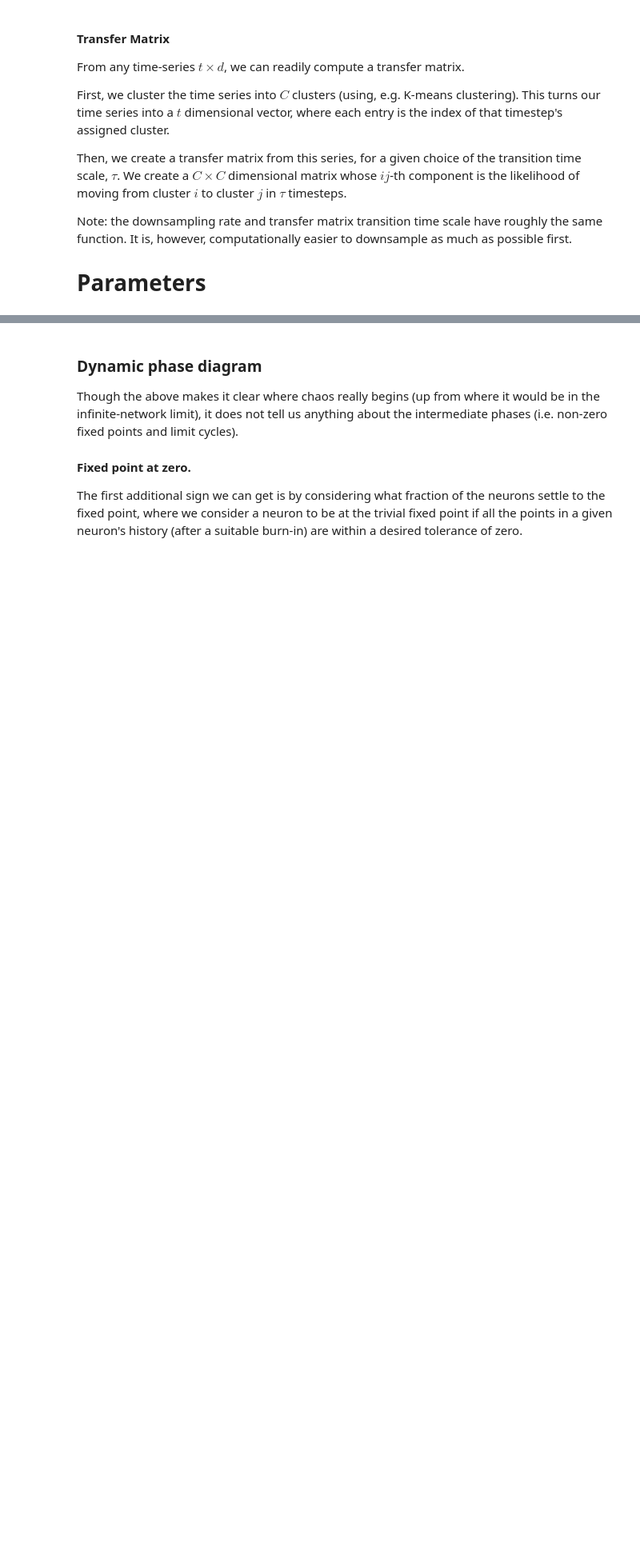
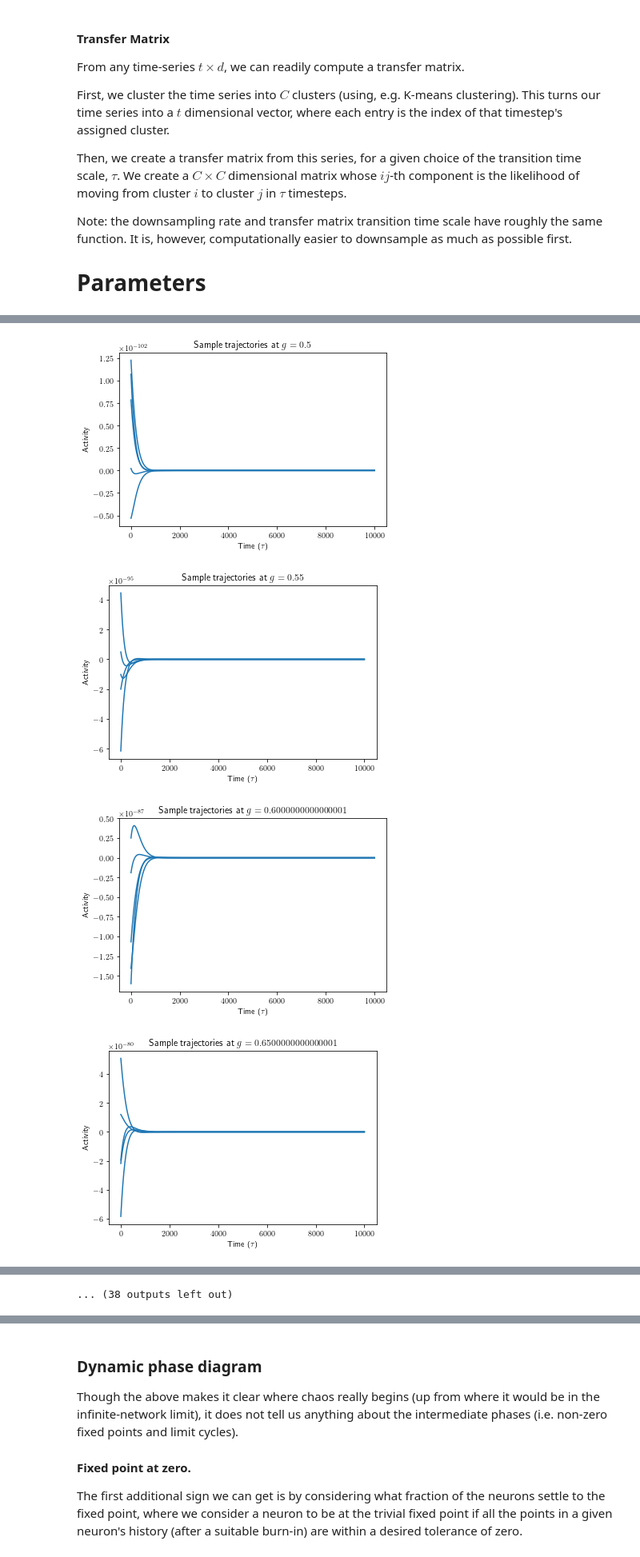
Before and after one commit to jqhoogland/randnn, a Jupyter notebook: Transfer Operator on Random Neural Networks.ipynb, the cells around one changed output, grey strips where cells are left out. Shown at 80% size. Cells and saved outputs as stored; diff of their text form; code cells hidden in the pictures; blank space fills up the shorter version.

```diff
--- a/Transfer Operator on Random Neural Networks.ipynb
+++ b/Transfer Operator on Random Neural Networks.ipynb
@@ -133,2 +130,18 @@ The first way to parse this transition is to look at the value of the maximum ly
 # %%
-COUPLING_STRENGTHS = [0.5, 0.8, 0.9, 1.0, 1.1, 1.2, 1.5, 2.0, 3.0]
+COUPLING_STRENGTHS = np.arange(0.5, 3.0, 0.05)
+#COUPLING_STRENGTHS = [0.5, 0.8, 0.9, 1.0, 1.1, 1.2, 1.5, 2.0, 3.0]
+
+for coupling_strength in COUPLING_STRENGTHS[::1]:
+    plot_samples(coupling_strength,
+                 n_steps=N_STEPS,
+                 n_burn_in=N_BURNIN_STEPS,
+                 timestep=TIMESTEP,
+                 n_dofs=N_NEURONS,
+                 n_sample_steps=10000,
+                 network_seed=NETWORK_SEED)
+    plt.show()
+# %% [output]
+[figure, added]
+[figure, added]
+[figure, added]
+[figure, added]
@@ -134,0 +156 @@ COUPLING_STRENGTHS = [0.5, 0.8, 0.9, 1.0, 1.1, 1.2, 1.5, 2.0, 3.0]
+... (38 outputs left out)
```
Also changed, not shown: parts of 11 cells of this notebook, 13 other files.
